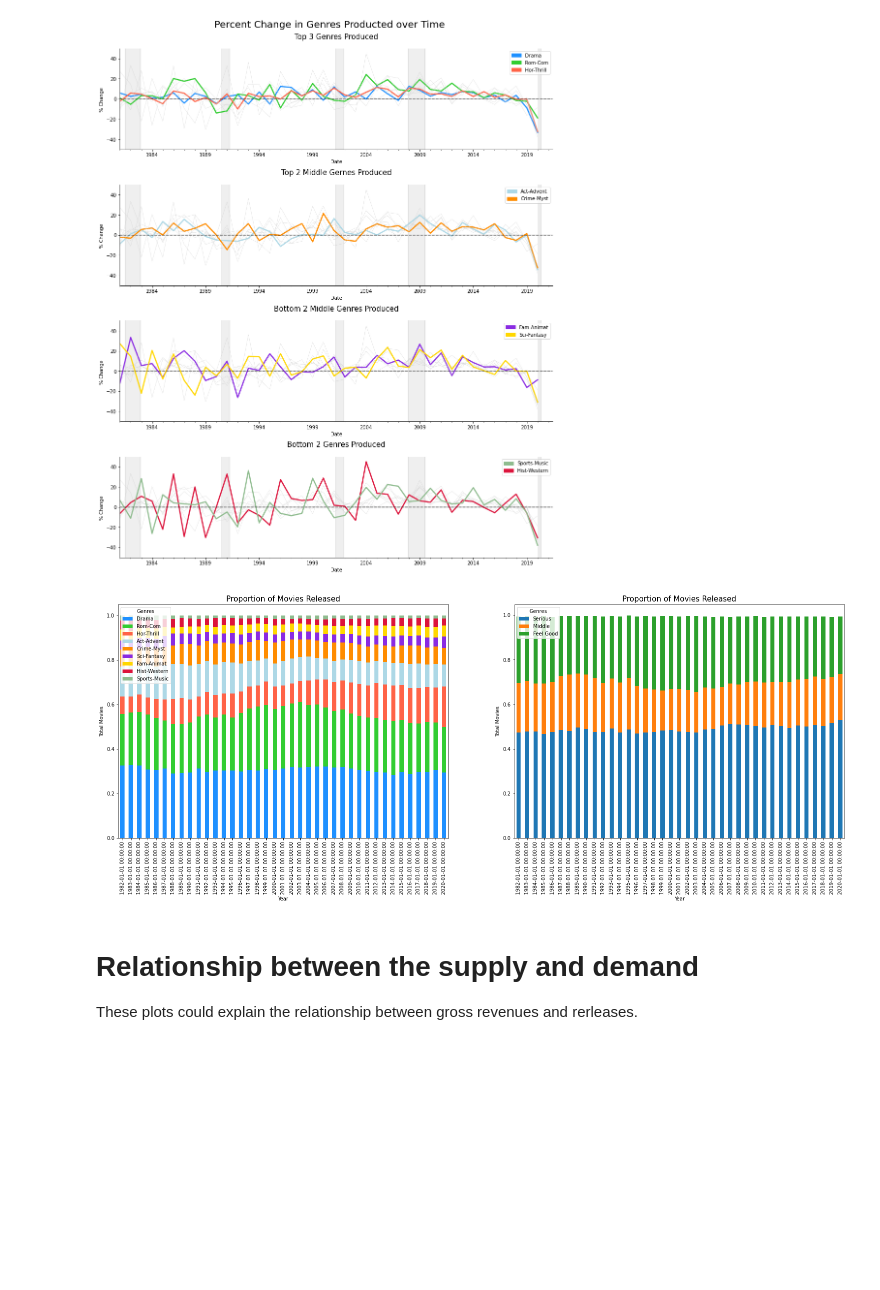
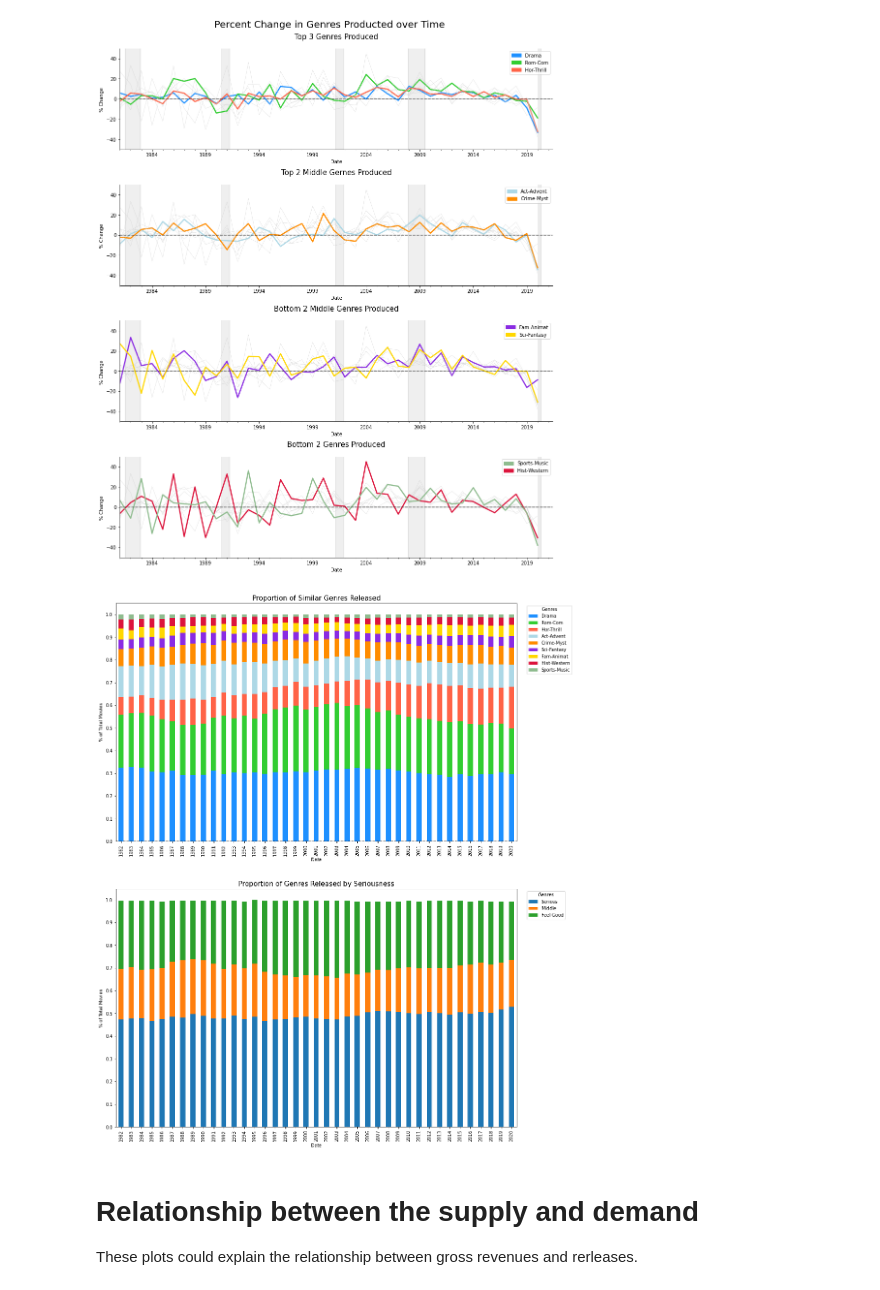
Before and after one commit to FabrizioCabreraC/Hollywood-as-recession-proof, a Jupyter notebook: Hollywood_Project.ipynb, the cells around one changed output. Drawn from its saved outputs; the diff is of its cells as text; code cells hidden in the pictures; blank space fills up the shorter version.

Commit message:
Genre Proportion Update

```diff
--- a/Hollywood_Project.ipynb
+++ b/Hollywood_Project.ipynb
@@ -551,3 +552,8 @@ genres_share.head()
 | 1985-01-01 | 0.100512 | 0.307854 | 0.046946 | 0.175444 | 0.018959 | 0.041830 | 0.063196 | 0.013241 | 0.035510 | 0.008727 | ... |
 | 1986-01-01 | 0.101469 | 0.306072 | 0.044358 | 0.167452 | 0.016634 | 0.046576 | 0.065983 | 0.016080 | 0.039091 | 0.008594 | ... |
 5 rows × 32 columns
+# %%
+genres_share = genres_share.reset_index()
+genres_share["Date"] = genres_share["Date"].dt.year
+genres_share = genres_share.set_index("Date")
+genres_share.head()
@@ -952,23 +967,31 @@ for i in range(0,4):
 [figure]
 # %%
 
-fig, ax = plt.subplots(1,2, figsize=(26,8))
+fig, ax = plt.subplots(2,1, figsize=(16,20))
 
 genres_share[comb_cats].plot.bar(stacked=True, ax=ax[0], color = comb_cats_c)
-ax[0].legend(title='Genres', loc='upper left')
-ax[0].set_title("Proportion of Movies Released", fontsize=15)
-ax[0].set_ylabel("Total Movies")
-ax[0].set_xlabel("Year")
+ax[0].legend(title='Genres', loc='upper left', bbox_to_anchor=(1.02, 1), ncol=1)
+ax[0].set_title("Proportion of Similar Genres Released", fontsize=15)
+ax[0].set_ylabel("% of Total Movies")
+ax[0].set_xlabel("Date")
+ax[0].axhline(0, color="k", alpha=0.5, linestyle="--")
+
 
 genres_share[three_cats].plot.bar(stacked=True, ax=ax[1], color=three_cats_c)
-ax[1].legend(title='Genres', loc='upper left')
-ax[1].set_title("Proportion of Movies Released", fontsize=15)
-ax[1].set_ylabel("Total Movies")
-ax[1].set_xlabel("Year")
+ax[1].legend(title='Genres', loc='upper left', bbox_to_anchor=(1.02, 1), ncol=1)
+ax[1].set_title("Proportion of Genres Released by Seriousness", fontsize=15)
+ax[1].set_ylabel("% of Total Movies")
+ax[1].set_xlabel("Date")
+
+for i in range(0,2):
+    ax[i].set_ylabel("% of Total Movies")
+    ax[i].set_xlabel("Date")
+    ax[i].set_yticks([0,.1,.2,.3,.4,.5,.6,.7,.8,.9,1])
+
 
 plt.subplots_adjust(left=None, bottom=None, right=None, top=.935, wspace=None, hspace=None)
 # %% [output]
-[figure, old version]
+[figure, new version]
 # %% [markdown]
 # Relationship between the supply and demand
 
```
Also changed, not shown: parts of 2 cells of this notebook.
